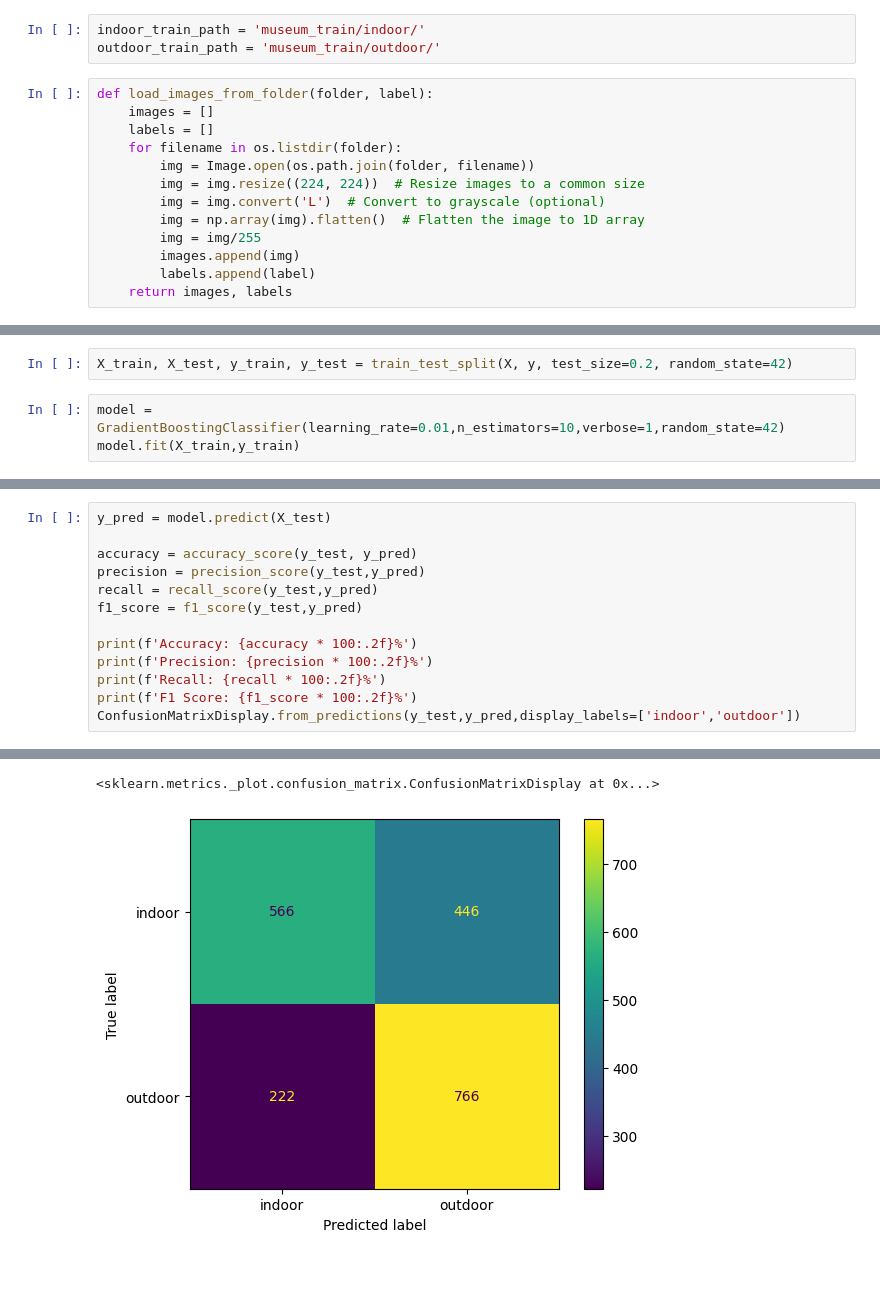
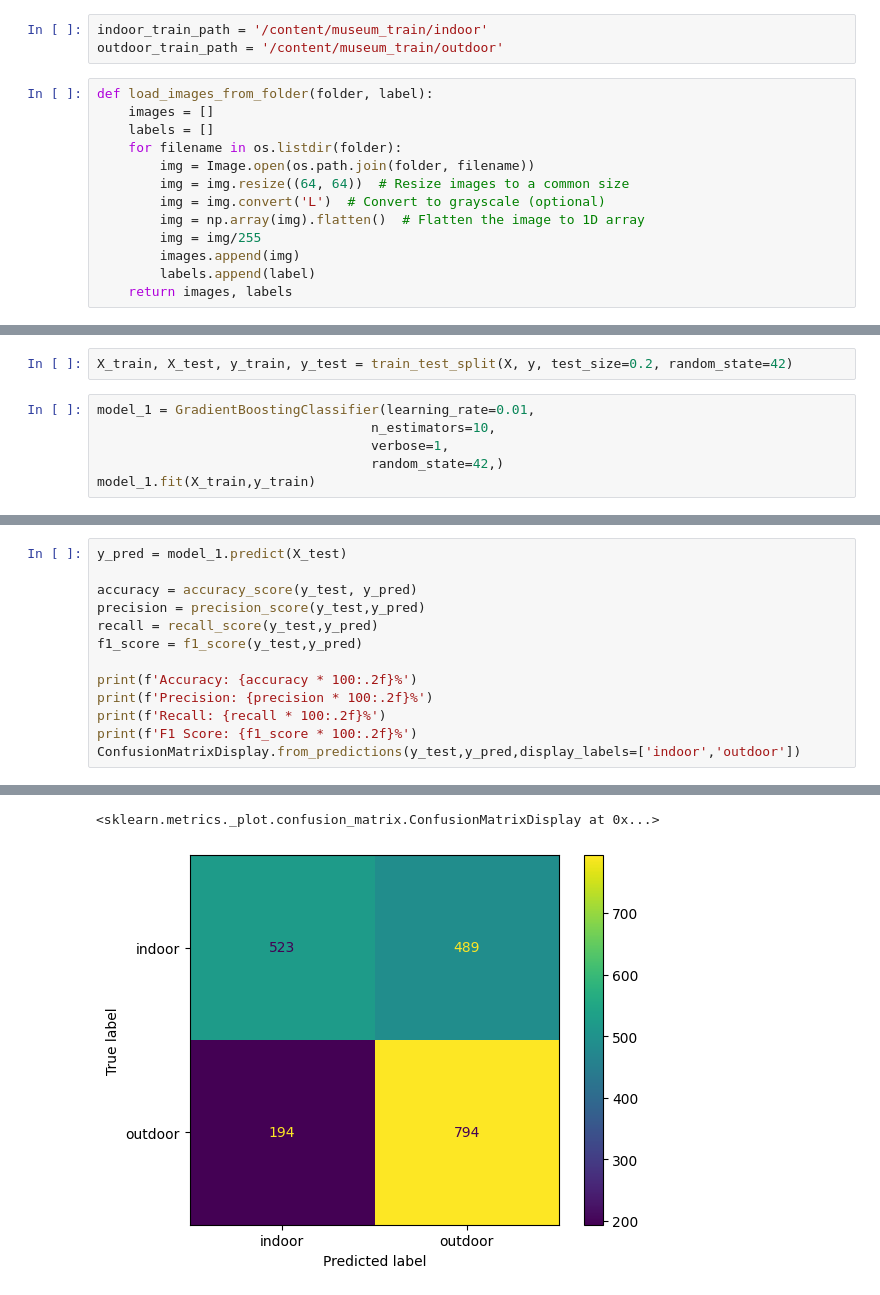
Before and after one commit to BhavyaPatel25/Museum-View-Detection, a Jupyter notebook: Boosting.ipynb, the cells around one changed output, grey strips where cells are left out. Saved outputs shown, nothing was run; the diff lists cells and outputs as text.

Commit message:
Updated with 3 different Model

```diff
--- a/Boosting.ipynb
+++ b/Boosting.ipynb
@@ -6,15 +11,15 @@ from sklearn.model_selection import train_test_split
 from sklearn.ensemble import GradientBoostingClassifier
 from sklearn.metrics import accuracy_score, recall_score, precision_score, f1_score, ConfusionMatrixDisplay
 # %%
-indoor_train_path = 'museum_train/indoor/'
-outdoor_train_path = 'museum_train/outdoor/'
+indoor_train_path = '/content/museum_train/indoor'
+outdoor_train_path = '/content/museum_train/outdoor'
 # %%
 def load_images_from_folder(folder, label):
     images = []
     labels = []
     for filename in os.listdir(folder):
         img = Image.open(os.path.join(folder, filename))
-        img = img.resize((224, 224))  # Resize images to a common size
+        img = img.resize((64, 64))  # Resize images to a common size
         img = img.convert('L')  # Convert to grayscale (optional)
         img = np.array(img).flatten()  # Flatten the image to 1D array
         img = img/255
@@ -30,7 +35,10 @@ y = np.array(indoor_train_labels + outdoor_train_labels)
 # %%
 X_train, X_test, y_train, y_test = train_test_split(X, y, test_size=0.2, random_state=42)
 # %%
-model = GradientBoostingClassifier(learning_rate=0.01,n_estimators=10,verbose=1,random_state=42)
-model.fit(X_train,y_train)
+model_1 = GradientBoostingClassifier(learning_rate=0.01,
+                                   n_estimators=10,
+                                   verbose=1,
+                                   random_state=42,)
+model_1.fit(X_train,y_train)
 # %% [output]
       Iter       Train Loss   Remaining Time
@@ -47,7 +55,7 @@ model.fit(X_train,y_train)
 GradientBoostingClassifier(learning_rate=0.01, n_estimators=10, random_state=42,
                            verbose=1)
 # %%
-y_pred = model.predict(X_test)
+y_pred = model_1.predict(X_test)
 
 accuracy = accuracy_score(y_test, y_pred)
 precision = precision_score(y_test,y_pred)
@@ -67,2 +75,2 @@ F1 Score: 69.64%
 <sklearn.metrics._plot.confusion_matrix.ConfusionMatrixDisplay at 0x...>
-[figure, old version]
+[figure, new version]
```
Also changed, not shown: parts of 13 cells of this notebook.
